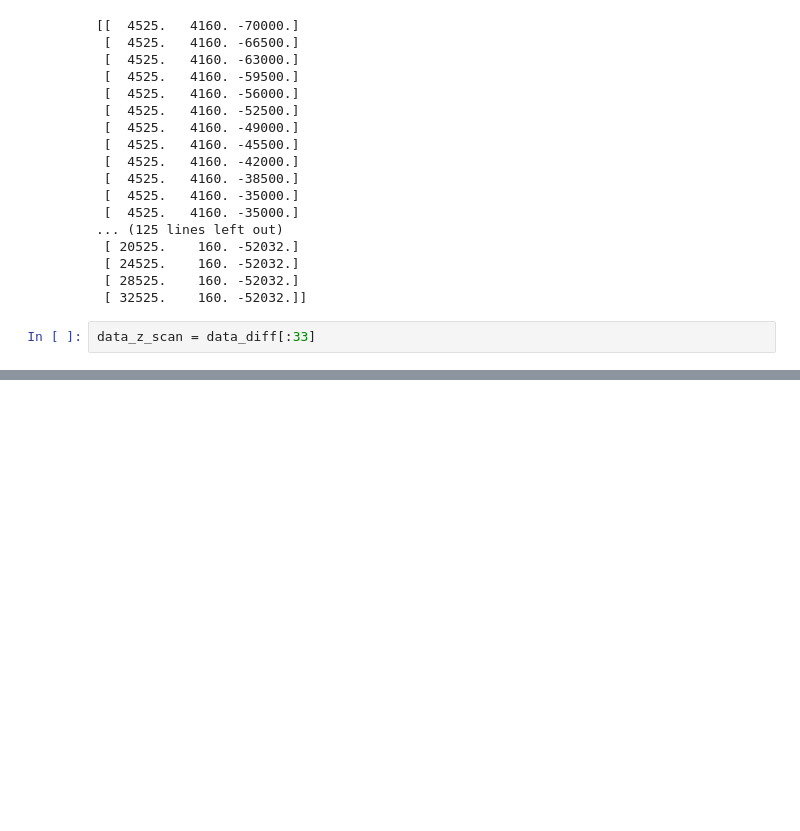
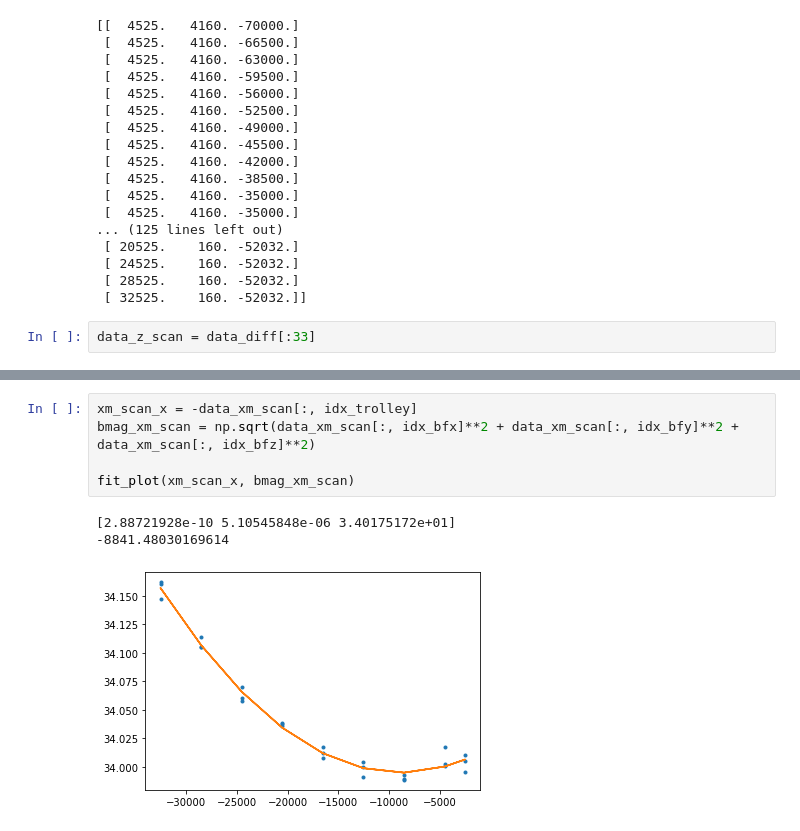
Before and after one commit to ucoskun/research_misc, a Jupyter notebook: BFieldMeasurements/analyze.ipynb, the cells around one changed output, grey strips where cells are left out. Cells and saved outputs as stored; diff of their text form; blank space fills up the shorter version.

```diff
--- a/BFieldMeasurements/analyze.ipynb
+++ b/BFieldMeasurements/analyze.ipynb
@@ -86,0 +111,9 @@ plt.plot(data_z_scan[:, idx_vertical], np.sqrt(data_z_scan[:, idx_bfx]**2 + data
+# %%
+xm_scan_x = -data_xm_scan[:, idx_trolley]
+bmag_xm_scan = np.sqrt(data_xm_scan[:, idx_bfx]**2 + data_xm_scan[:, idx_bfy]**2 + data_xm_scan[:, idx_bfz]**2)
+
+fit_plot(xm_scan_x, bmag_xm_scan)
+# %% [output]
+[2.88721928e-10 5.10545848e-06 3.40175172e+01]
+-8841.48030169614
+[figure, added]
```
Also changed, not shown: parts of 8 cells of this notebook, 18 other files.
